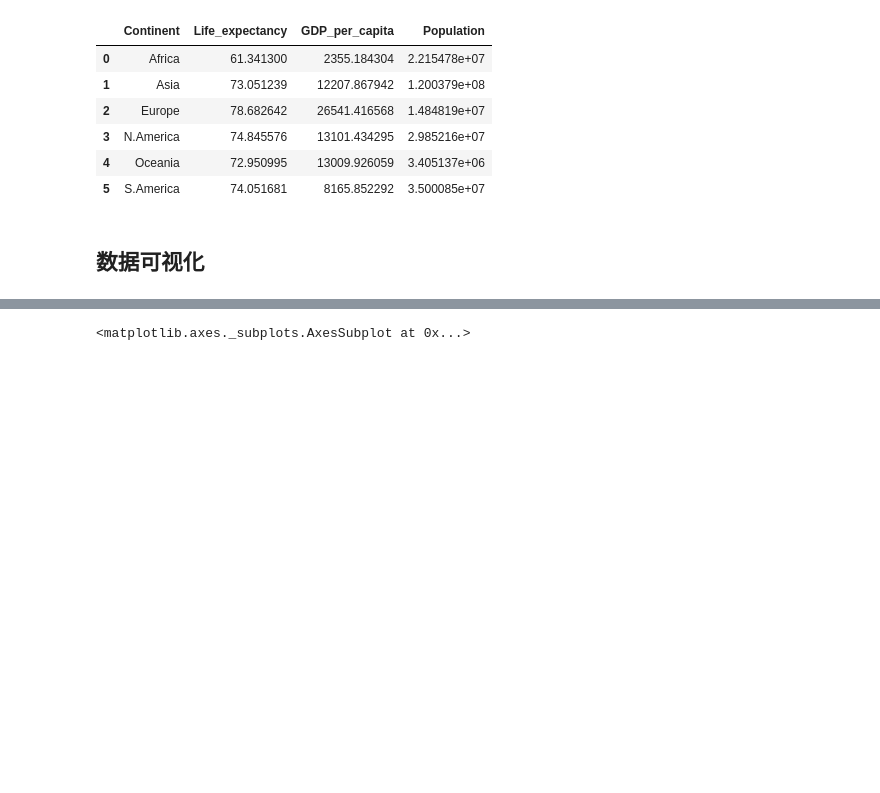
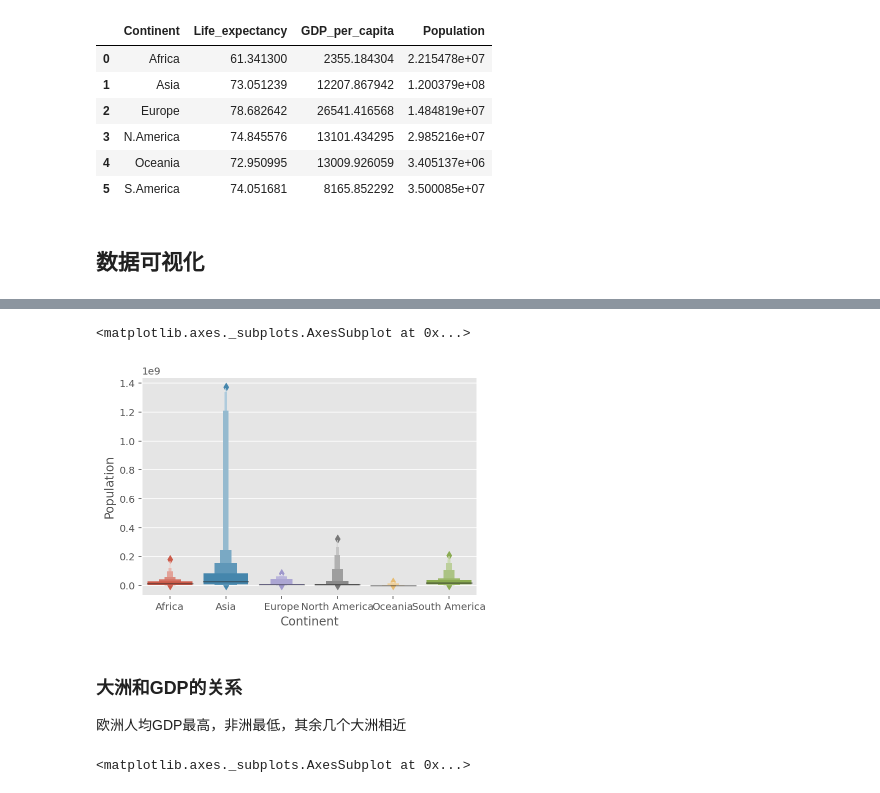
Before and after one commit to syc0521/WorldIndex, a Jupyter notebook: Homework.ipynb, the cells around one changed output, grey strips where cells are left out. Drawn from its saved outputs; the diff is of its cells as text; code cells hidden in the pictures; blank space fills up the shorter version.

```diff
--- a/Homework.ipynb
+++ b/Homework.ipynb
@@ -78,3 +83,11 @@ See the caveats in the documentation: https://pandas.pydata.org/pandas-docs/stab
+# %%
+sns.boxenplot(data=data,x='Continent',y='Population')
+# %% [output]
+<matplotlib.axes._subplots.AxesSubplot at 0x...>
+[figure, added]
+# %% [markdown]
+### 大洲和GDP的关系
+欧洲人均GDP最高，非洲最低，其余几个大洲相近
 # %%
 sns.barplot(data=grp_con,x='Continent',y='GDP_per_capita')
 # %% [output]
```
Also changed, not shown: parts of 6 cells of this notebook.
